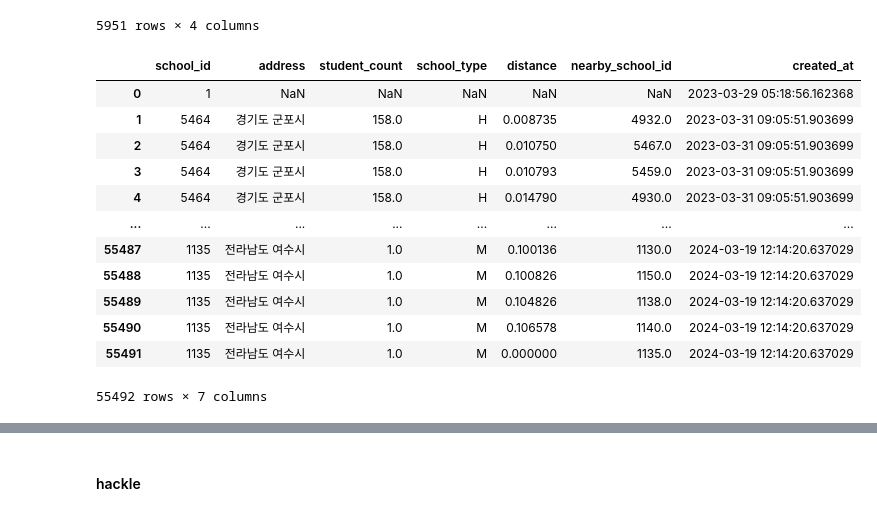
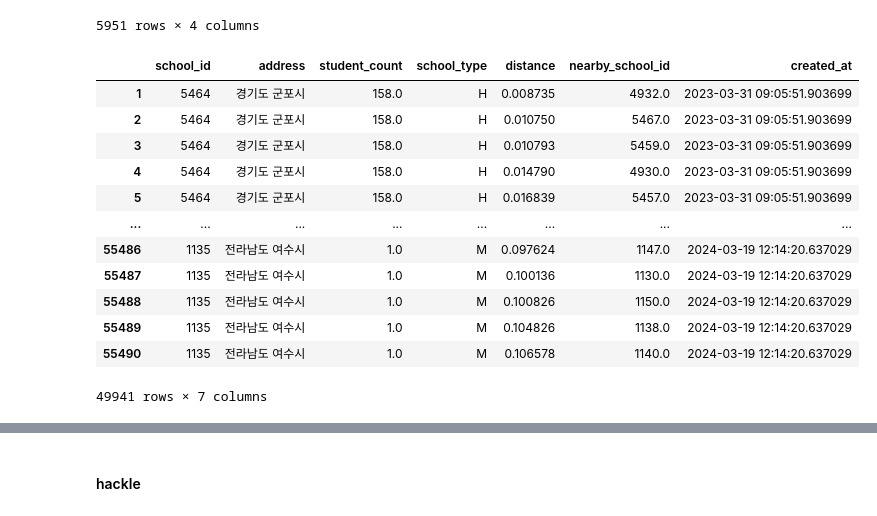
Before and after one commit to goodnews724/sprint_final_project, a Jupyter notebook: notebooks/jaemun.ipynb, the cells around one changed output, grey strips where cells are left out. Saved outputs shown, nothing was run; the diff lists cells and outputs as text; code cells hidden in the pictures.

```diff
--- a/notebooks/jaemun.ipynb
+++ b/notebooks/jaemun.ipynb
@@ -2086,18 +2090,20 @@ accounts_school
 # %%
 df = pd.merge(accounts_school, df, how='right', on='school_id')
 df = df.drop(columns=['id'])
+df = df[df['school_id'] != df['nearby_school_id']]
+df = df[df['distance'].isnull() == False]
 df
 # %% [output]
 |  | school_id | address | student_count | school_type | distance | nearby_school_id | created_at |
-| 0 | 1 | NaN | NaN | NaN | NaN | NaN | 2023-03-29 05:18:56.162368 |
 | 1 | 5464 | 경기도 군포시 | 158.0 | H | 0.008735 | 4932.0 | 2023-03-31 09:05:51.903699 |
 | 2 | 5464 | 경기도 군포시 | 158.0 | H | 0.010750 | 5467.0 | 2023-03-31 09:05:51.903699 |
 | 3 | 5464 | 경기도 군포시 | 158.0 | H | 0.010793 | 5459.0 | 2023-03-31 09:05:51.903699 |
 | 4 | 5464 | 경기도 군포시 | 158.0 | H | 0.014790 | 4930.0 | 2023-03-31 09:05:51.903699 |
+| 5 | 5464 | 경기도 군포시 | 158.0 | H | 0.016839 | 5457.0 | 2023-03-31 09:05:51.903699 |
 | ... | ... | ... | ... | ... | ... | ... | ... |
+| 55486 | 1135 | 전라남도 여수시 | 1.0 | M | 0.097624 | 1147.0 | 2024-03-19 12:14:20.637029 |
 | 55487 | 1135 | 전라남도 여수시 | 1.0 | M | 0.100136 | 1130.0 | 2024-03-19 12:14:20.637029 |
 | 55488 | 1135 | 전라남도 여수시 | 1.0 | M | 0.100826 | 1150.0 | 2024-03-19 12:14:20.637029 |
 | 55489 | 1135 | 전라남도 여수시 | 1.0 | M | 0.104826 | 1138.0 | 2024-03-19 12:14:20.637029 |
 | 55490 | 1135 | 전라남도 여수시 | 1.0 | M | 0.106578 | 1140.0 | 2024-03-19 12:14:20.637029 |
-| 55491 | 1135 | 전라남도 여수시 | 1.0 | M | 0.000000 | 1135.0 | 2024-03-19 12:14:20.637029 |
-55492 rows × 7 columns
+49941 rows × 7 columns
```
Also changed, not shown: parts of 25 cells of this notebook, 1 other file.
